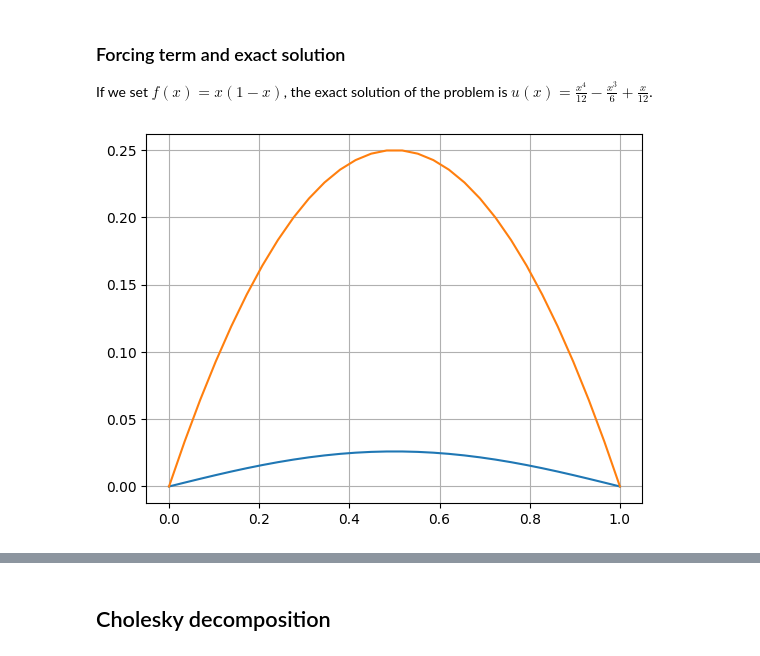
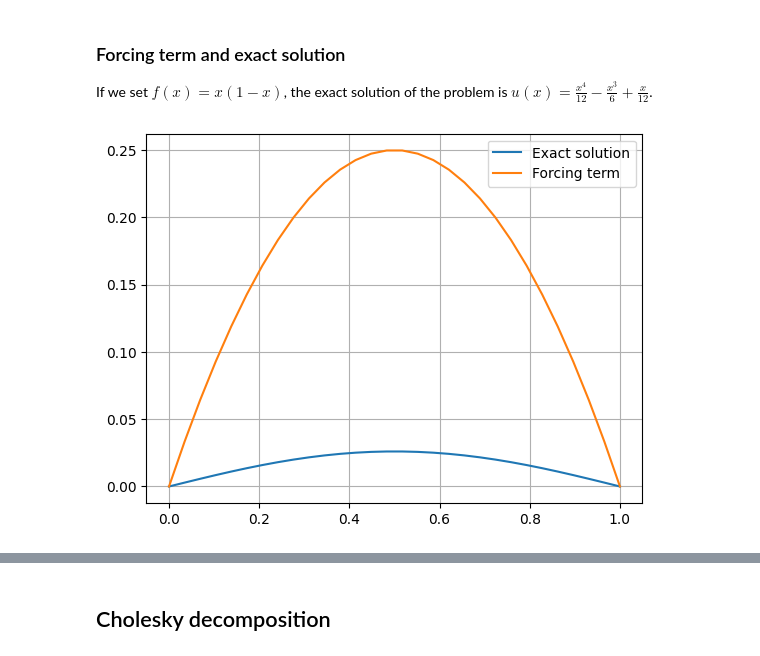
Before and after one commit to Cociancich/numerical_analysis_2025-2026, a Jupyter notebook: exercise_sessions/Direct_methods_for_linear_systems.ipynb, the cells around one changed output, grey strips where cells are left out. Saved outputs shown, nothing was run; the diff lists cells and outputs as text; code cells hidden in the pictures.

```diff
--- a/exercise_sessions/Direct_methods_for_linear_systems.ipynb
+++ b/exercise_sessions/Direct_methods_for_linear_systems.ipynb
@@ -256,15 +296,16 @@ If we set $f(x) = x(1-x)$, the exact solution of the problem is $u(x) = \frac{x^
 # %%
 # forcing term
 f = x * (1.-x)
 
 # Exact solution
 u_ex = (x**4)/12. - (x**3)/6. + x/12.
 
-plt.plot(x, u_ex)
-plt.plot(x, f)
+plt.plot(x, u_ex, label='Exact solution')
+plt.plot(x, f, label='Forcing term')
+plt.legend()
 plt.grid()
 # %% [output]
-[figure, old version]
+[figure, new version]
 # %%
 # solve the system using numpy
 u = np.linalg.solve(A, f)
```
Also changed, not shown: parts of 15 cells of this notebook.
